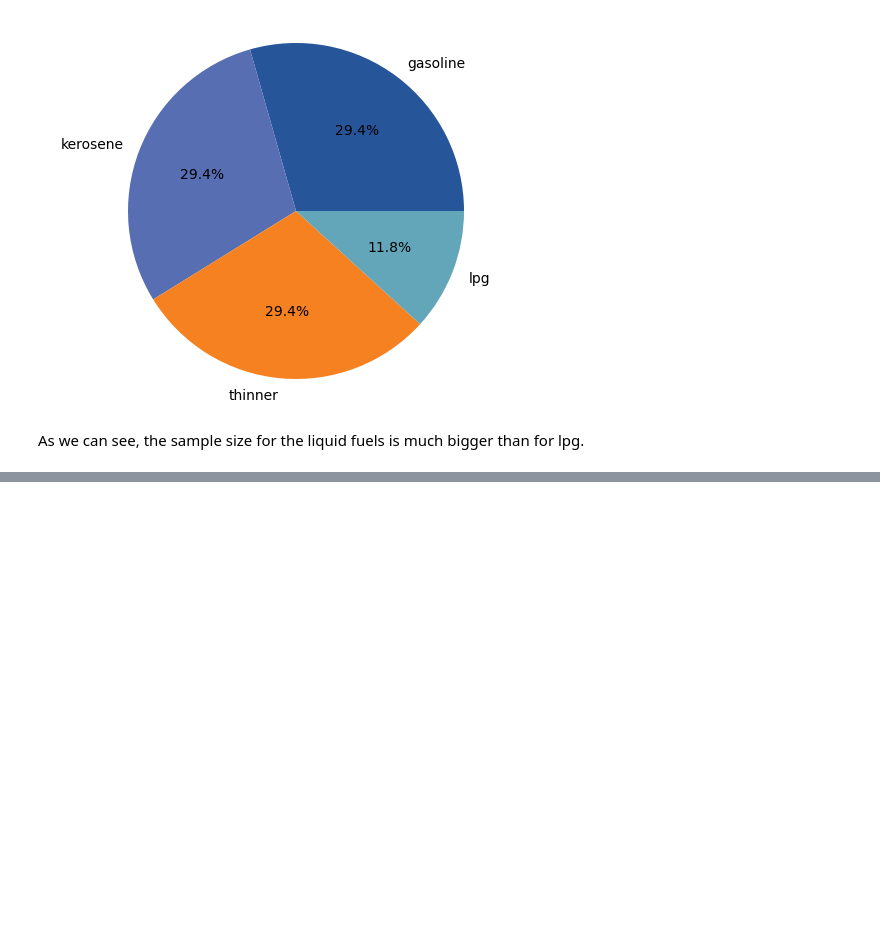
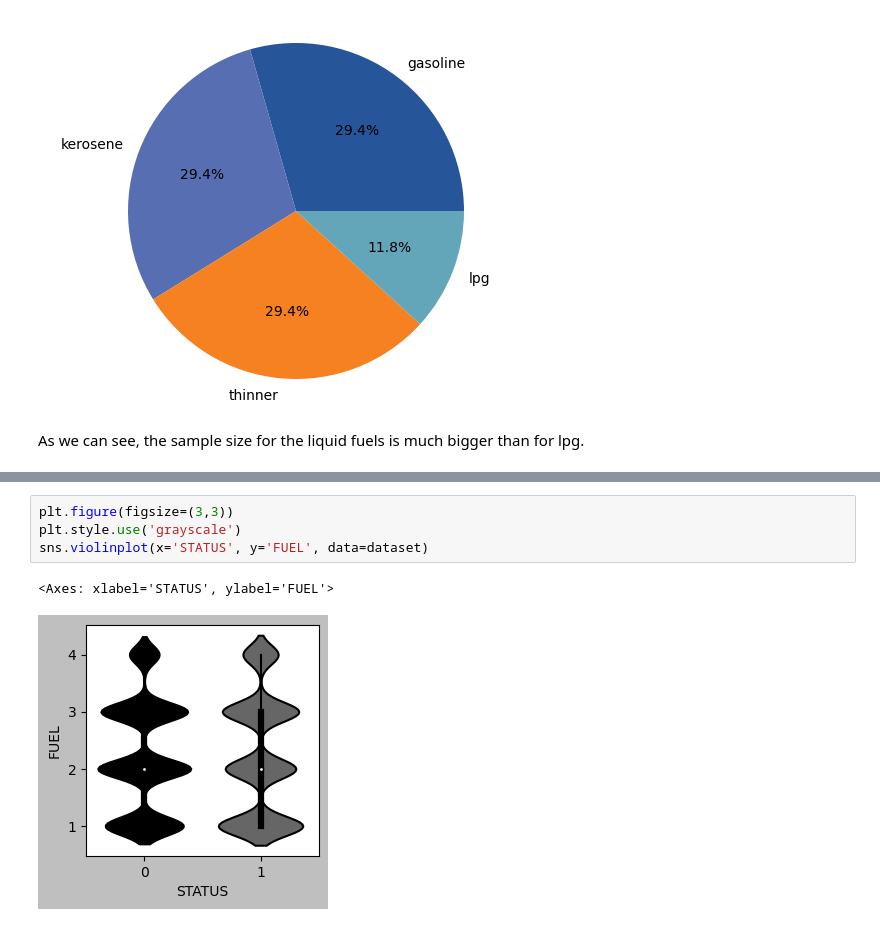
Before and after one commit to P1ntas/IA_Project_2, a Jupyter notebook: report.ipynb, the cells around one changed output, grey strips where cells are left out. Drawn from its saved outputs; the diff is of its cells as text; blank space fills up the shorter version.

```diff
--- a/report.ipynb
+++ b/report.ipynb
@@ -205,0 +233,7 @@ As we can see, the sample size for the liquid fuels is much bigger than for lpg.
+# %%
+plt.figure(figsize=(3,3))
+plt.style.use('grayscale')
+sns.violinplot(x='STATUS', y='FUEL', data=dataset)
+# %% [output]
+<Axes: xlabel='STATUS', ylabel='FUEL'>
+[figure, added]
```
Also changed, not shown: parts of 5 cells of this notebook.
